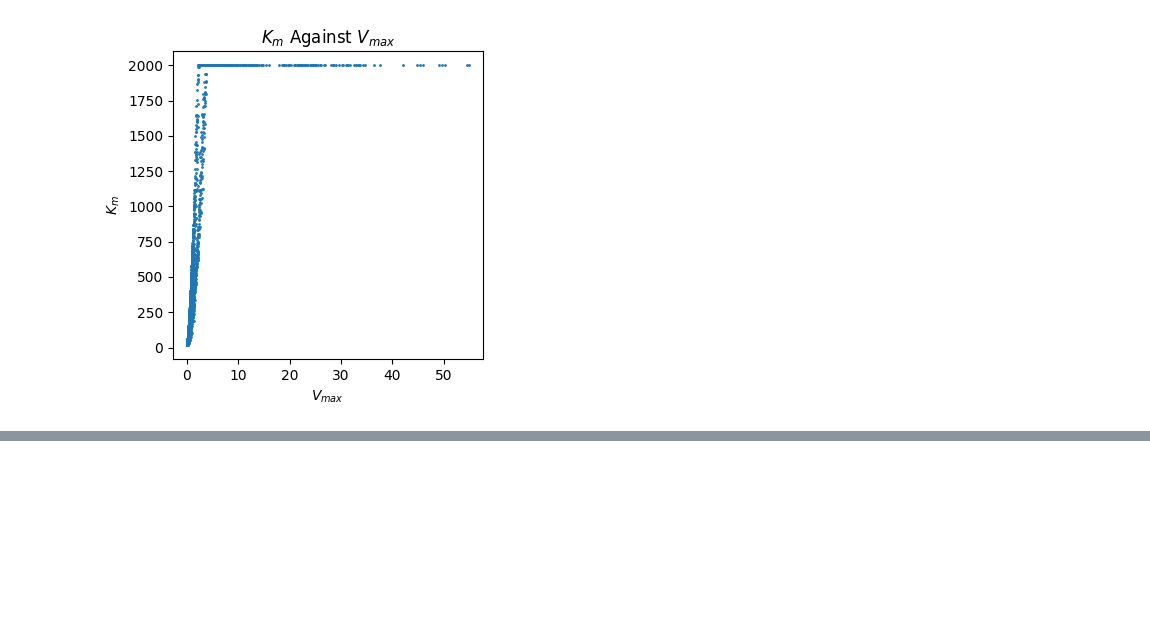
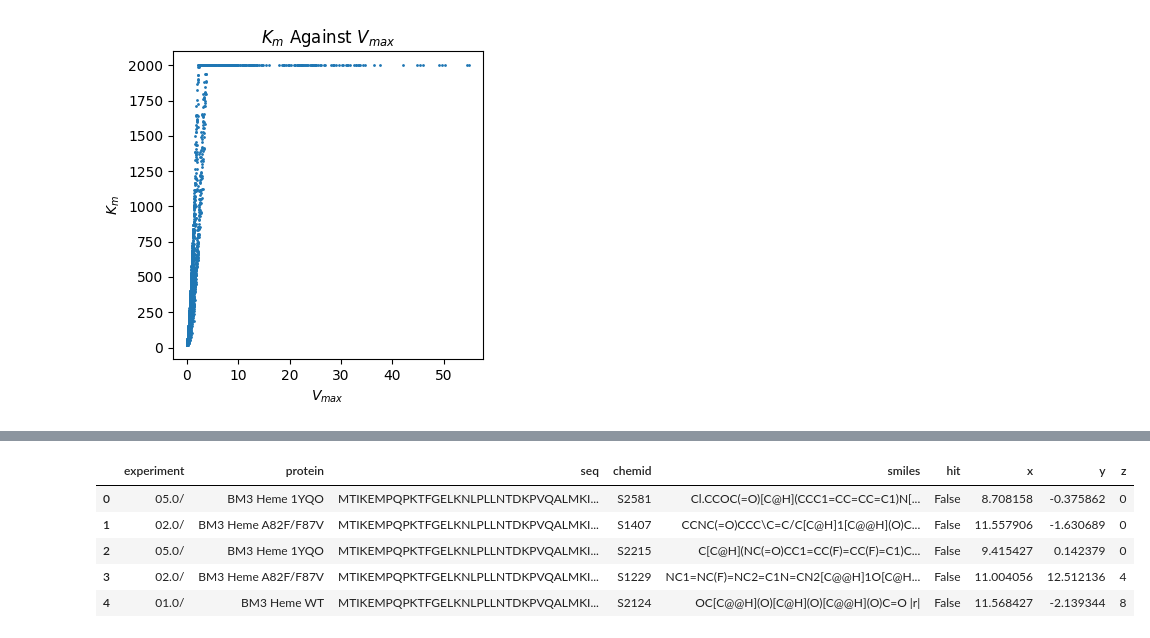
Before and after one commit to TrellixVulnTeam/screening-fist_OO2T, a Jupyter notebook: nb/screening-data.ipynb, the cells around one changed output, grey strips where cells are left out. Drawn from its saved outputs; the diff is of its cells as text; code cells hidden in the pictures; blank space fills up the shorter version.

```diff
--- a/nb/screening-data.ipynb
+++ b/nb/screening-data.ipynb
@@ -351,0 +398,11 @@ print(kms.to_markdown(index=False))
+# %%
+getxyz = lambda cpd : libxyz.loc[cpd, ['x','y','z']]
+dfxyz = pd.concat([df, df['chemid'].apply(getxyz)], axis=1)
+dfxyz.head()
+# %% [output]
+|  | experiment | protein | seq | chemid | smiles | hit | x | y | z |
+| 0 | 05.0/ | BM3 Heme 1YQO | MTIKEMPQPKTFGELKNLPLLNTDKPVQALMKI... | S2581 | Cl.CCOC(=O)[C@H](CCC1=CC=CC=C1)N[... | False | 8.708158 | -0.375862 | 0 |
+| 1 | 02.0/ | BM3 Heme A82F/F87V | MTIKEMPQPKTFGELKNLPLLNTDKPVQALMKI... | S1407 | CCNC(=O)CCC\C=C/C[C@H]1[C@@H](O)C... | False | 11.557906 | -1.630689 | 0 |
+| 2 | 05.0/ | BM3 Heme 1YQO | MTIKEMPQPKTFGELKNLPLLNTDKPVQALMKI... | S2215 | C[C@H](NC(=O)CC1=CC(F)=CC(F)=C1)C... | False | 9.415427 | 0.142379 | 0 |
+| 3 | 02.0/ | BM3 Heme A82F/F87V | MTIKEMPQPKTFGELKNLPLLNTDKPVQALMKI... | S1229 | NC1=NC(F)=NC2=C1N=CN2[C@@H]1O[C@H... | False | 11.004056 | 12.512136 | 4 |
+| 4 | 01.0/ | BM3 Heme WT | MTIKEMPQPKTFGELKNLPLLNTDKPVQALMKI... | S2124 | OC[C@@H](O)[C@H](O)[C@@H](O)C=O |r| | False | 11.568427 | -2.139344 | 8 |
```
Also changed, not shown: parts of 12 cells of this notebook, 1 other file.
